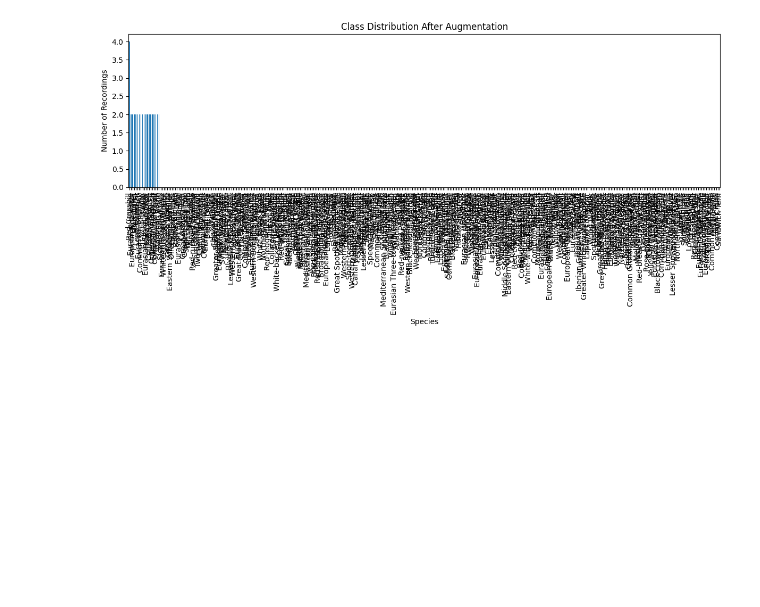
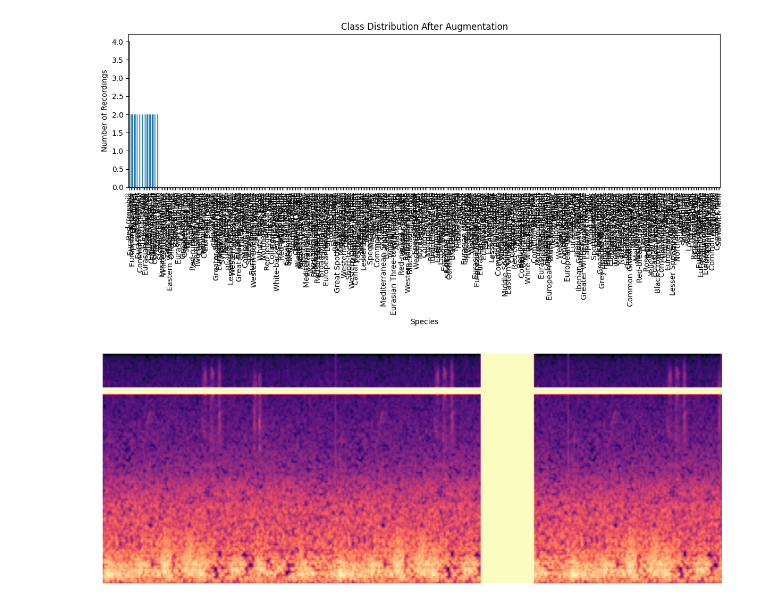
Before and after one commit to Davee02/HSLU.DSPRO1.BirdDetection, a Jupyter notebook: notebooks/05-feature-engineering.ipynb, the cells around one changed output. Saved outputs shown, nothing was run; the diff lists cells and outputs as text; code cells hidden in the pictures; blank space fills up the shorter version.

Commit message:
Visualize Spectrogram, Fix Feature Engineering

```diff
--- a/notebooks/05-feature-engineering.ipynb
+++ b/notebooks/05-feature-engineering.ipynb
@@ -50,9 +50,9 @@ for species, count in species_counts.items():
 
 species_counts_after_aug = {species: 0 for species in species_counts.index}
 
-ap = AudioProcessor(sample_rate=22050, segment_duration=20, target_db_level=-20, seed=42)
+ap = AudioProcessor(sample_rate=16000, segment_duration=20, target_db_level=-20, seed=42)
 
-for _, row in tqdm(df.iterrows(), total=len(df)):
+for _, row in tqdm(df.head(20).iterrows(), total=len(df)):
     audio_id = row['id']
     species_name = row['en']
     audio_files = glob.glob(os.path.join(INPUT_AUDIO_DIR, f"{audio_id}.*"))
@@ -64,7 +64,7 @@ for _, row in tqdm(df.iterrows(), total=len(df)):
     audio_path = audio_files[0]
     try:
         y = ap.process_audio_file_with_denoising(audio_path)
-        S_db = ap.create_log_mel_spectrogram(y, n_fft=2048, hop_length=512, n_mels=128)  # Updated to include parameters
+        S_db = ap.create_log_mel_spectrogram(y, n_fft=2048, hop_length=512, n_mels=128)
         ap.save_log_mel_spectrogram(S_db, os.path.join(OUTPUT_SPECTROGRAM_DIR, f"{audio_id}_logmel.npy"))
 
         combined_features = ap.create_combined_features(y)
@@ -102,3 +102,21 @@ plt.tight_layout()
 plt.show()
 # %% [output]
 [figure]
+# %%
+import numpy as np
+import matplotlib.pyplot as plt
+
+def visualize_spectrogram(file_path):
+    S_db = np.load(file_path)
+    plt.figure(figsize=(10, 4))
+    plt.imshow(S_db, aspect='auto', origin='lower', cmap='magma')
+    plt.tight_layout()
+    plt.axis('off')
+    plt.show()
+
+spectrogram_path = '/home/maiko/Documents/HSLU/DSPRO1/HSLU.DSPRO1.BirdDetection/data/processed/spectrograms/xeno_canto/939986_aug_0_logmel.npy'
+visualize_spectrogram(spectrogram_path)
+
+for i in
+# %% [output]
+[figure, added]
```
Also changed, not shown: 1 other file.
